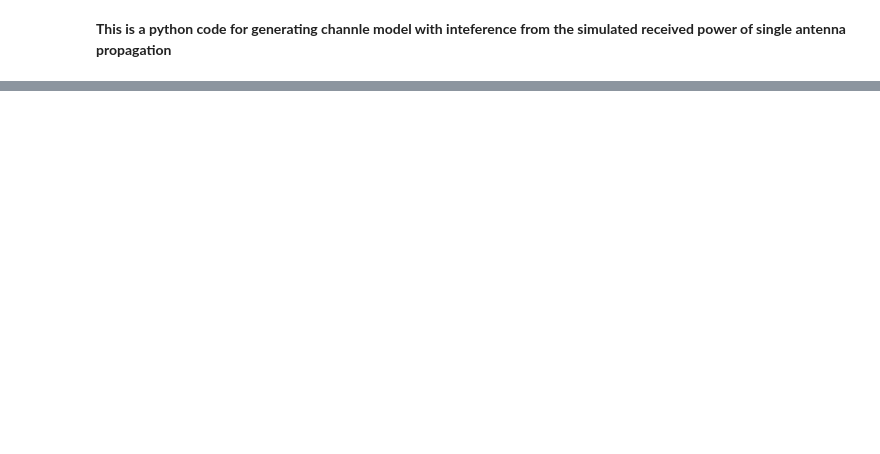
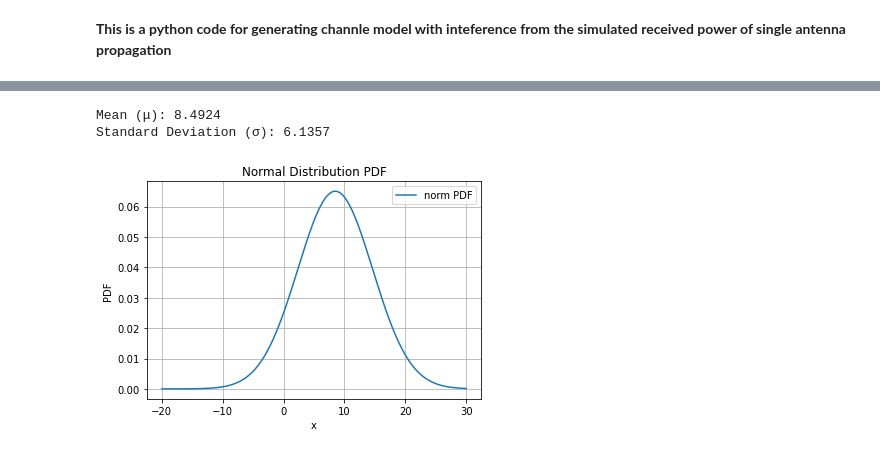
Before and after one commit to greatQZ/channel_modeling_with_random_distributed_interferer, a Jupyter notebook: channel_modeling.ipynb, the cells around one changed output, grey strips where cells are left out. Saved outputs shown, nothing was run; the diff lists cells and outputs as text; code cells hidden in the pictures; blank space fills up the shorter version.

```diff
--- a/channel_modeling.ipynb
+++ b/channel_modeling.ipynb
@@ -294,0 +410,30 @@ if __name__ == "__main__":
+# %%
+import numpy as np
+from scipy.stats import norm
+
+# Sample data (replace this with your actual dataset)
+data = first_column
+
+# Estimate the parameters
+mu, std = norm.fit(data)
+
+print(f"Mean (μ): {mu:.4f}")
+print(f"Standard Deviation (σ): {std:.4f}")
+
+x = np.linspace(-20, 30, 1000)  # Adjust the range and number of points as needed
+
+# Calculate the PDF for the given parameters
+pdf = norm.pdf(x, mu, std)
+
+# Plot the PDF
+plt.plot(x, pdf, label=f'norm PDF')
+plt.xlabel('x')
+plt.ylabel('PDF')
+plt.legend()
+plt.title('Normal Distribution PDF')
+plt.grid(True)
+plt.show()
+# %% [output]
+Mean (μ): 8.4924
+Standard Deviation (σ): 6.1357
+[figure, added]
```
Also changed, not shown: parts of 7 cells of this notebook, 5 other files.
